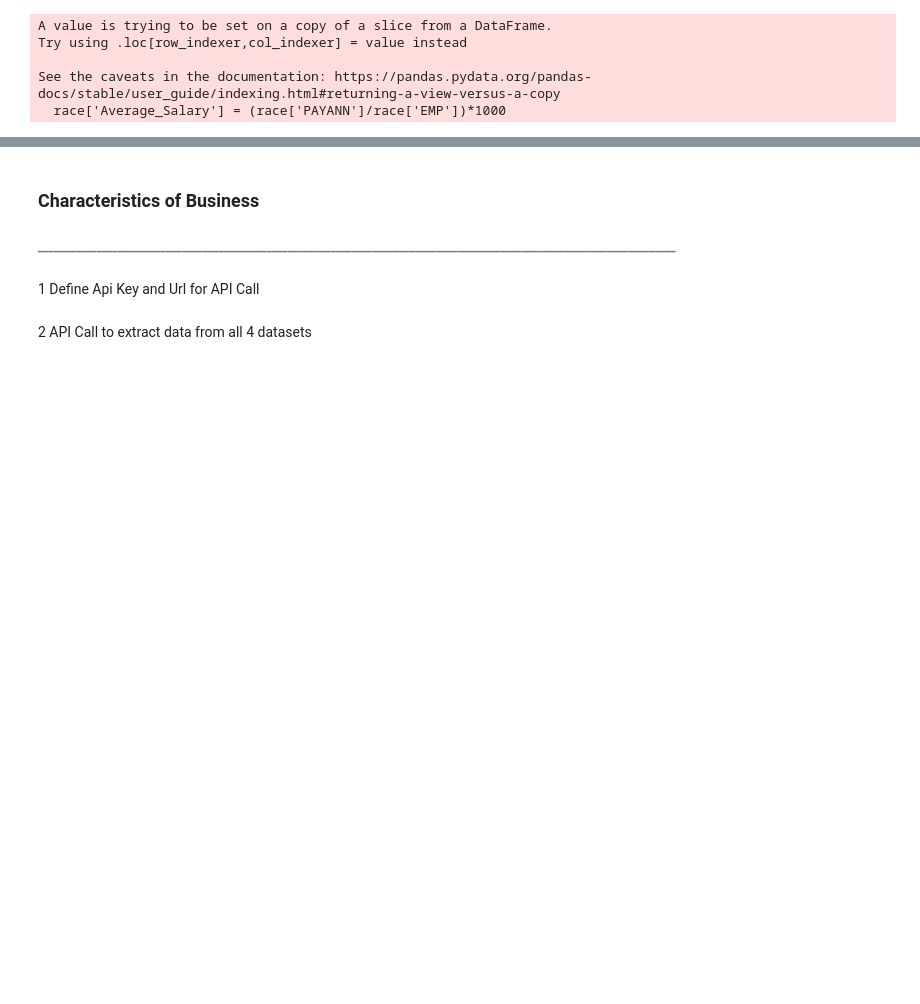
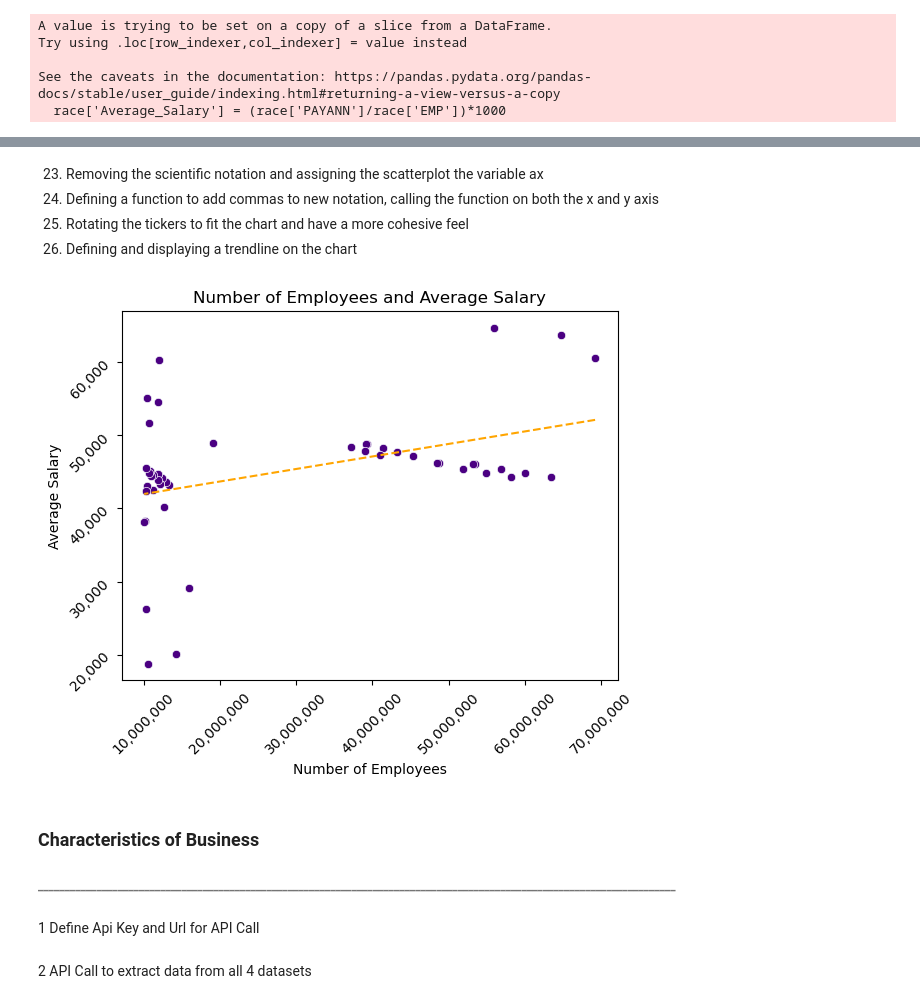
Before and after one commit to FinnMcSweeney/asmt-08-group1, a Jupyter notebook: asmt-08.ipynb, the cells around one changed output, grey strips where cells are left out. Drawn from its saved outputs; the diff is of its cells as text; code cells hidden in the pictures; blank space fills up the shorter version.

```diff
--- a/asmt-08.ipynb
+++ b/asmt-08.ipynb
@@ -156,3 +153,39 @@ for i, v in enumerate(y):
+# %% [markdown]
+23. Removing the scientific notation and assigning the scatterplot the variable ax
+24. Defining a function to add commas to new notation, calling the function on both the x and y axis
+25. Rotating the tickers to fit the chart and have a more cohesive feel
+26. Defining and displaying a trendline on the chart
+# %%
+x = top50['EMP']
+y = top50['Average_Salary']
+
+sns.scatterplot(x, y);
+
+# Removing the scientific notation and assigning the scatterplot the variable ax
+ax = sns.scatterplot(x, y, color = 'indigo');
+ax.yaxis.get_major_formatter().set_scientific(False)
+ax.xaxis.get_major_formatter().set_scientific(False)
+
+def add_commas(x, pos):
+    return '{:,}'.format(int(x))
+
+ax.yaxis.set_major_formatter(FuncFormatter(add_commas))
+ax.xaxis.set_major_formatter(FuncFormatter(add_commas))
+
+ax.xaxis.set_tick_params(rotation=45)
+ax.yaxis.set_tick_params(rotation=45)
+
+z = np.polyfit(x, y, 1)
+p = np.poly1d(z)
+
+plt.plot(x, p(x), "r--", color = 'orange')
+
+# Labeling
+plt.xlabel("Number of Employees")
+plt.ylabel("Average Salary")
+plt.title('Number of Employees and Average Salary');
+# %% [output]
+[figure, added]
 # %% [markdown]
 <h3>Characteristics of Business</h3>
 <h6>________________________________________________________________________________________________________________________</h6>
```
Also changed, not shown: parts of 32 cells of this notebook.
